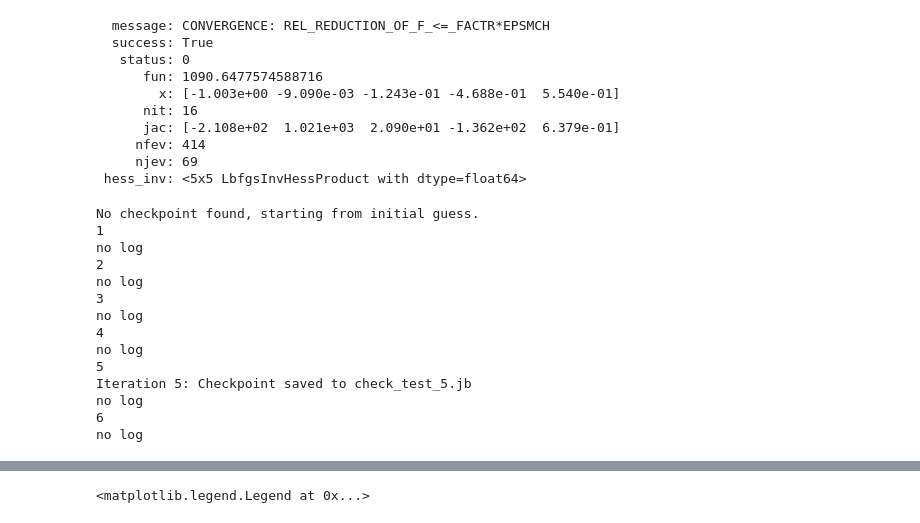
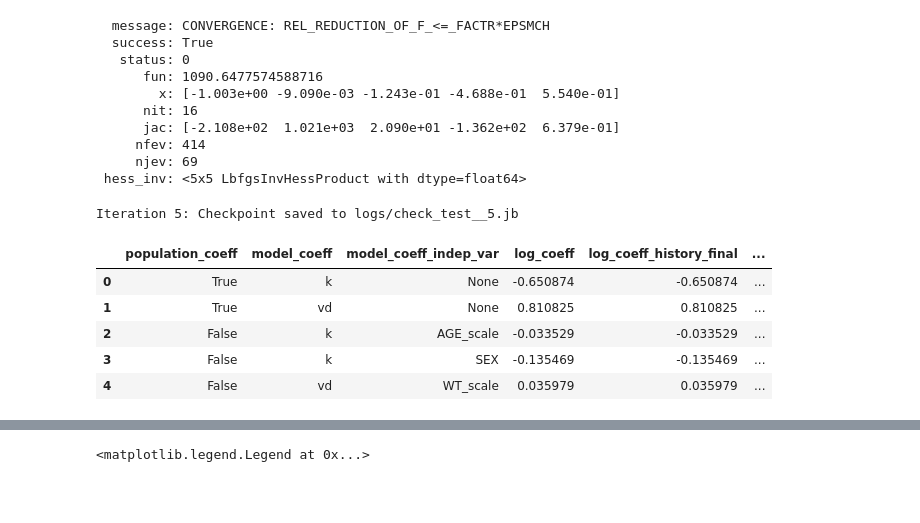
Before and after one commit to kelleyjbrady/NiceODE, a Jupyter notebook: t_0atDV_max_ode_solver_r.ipynb, the cells around one changed output, grey strips where cells are left out. Drawn from its saved outputs; the diff is of its cells as text; code cells hidden in the pictures; blank space fills up the shorter version.

```diff
--- a/t_0atDV_max_ode_solver_r.ipynb
+++ b/t_0atDV_max_ode_solver_r.ipynb
@@ -234,27 +271,24 @@ from utils import huber_loss
 mod_huber = OneCompartmentModel(dep_vars= {'k':[ ObjectiveFunctionColumn('AGE_scale'),
                                                 ObjectiveFunctionColumn('SEX')],
                                            'vd':[ObjectiveFunctionColumn('WT_scale',
-                                                                         model_method='allometric',
-                                                                         allometric_norm_value=wt_scaler.transform([[70]])[0][0]
+                                                                         model_method='linear',
+
                                                                          )]},
-                          loss_function=huber_loss
+                          loss_function=huber_loss,
+                          loss_params={'delta':3.25}
                           )
-mod_huber = mod_huber.fit(scale_df, parallel=True)
+mod_huber = mod_huber.fit(scale_df, parallel=True, parallel_n_jobs=3)
 # %% [output]
-No checkpoint found, starting from initial guess.
-1
-no log
-2
-no log
-3
-no log
-4
-no log
-5
-Iteration 5: Checkpoint saved to check_test_5.jb
-no log
-6
-no log
+Iteration 5: Checkpoint saved to logs/check_test__5.jb
+# %%
+mod_huber.fit_result_summary_
+# %% [output]
+|  | population_coeff | model_coeff | model_coeff_indep_var | log_coeff | log_coeff_history_final | ... |
+| 0 | True | k | None | -0.650874 | -0.650874 | ... |
+| 1 | True | vd | None | 0.810825 | 0.810825 | ... |
+| 2 | False | k | AGE_scale | -0.033529 | -0.033529 | ... |
+| 3 | False | k | SEX | -0.135469 | -0.135469 | ... |
+| 4 | False | vd | WT_scale | 0.035979 | 0.035979 | ... |
 # %%
 huber_df = mod_huber.predict(scale_df, return_df=True)
 # %%
```
Also changed, not shown: parts of 14 cells of this notebook, 2 other files.
